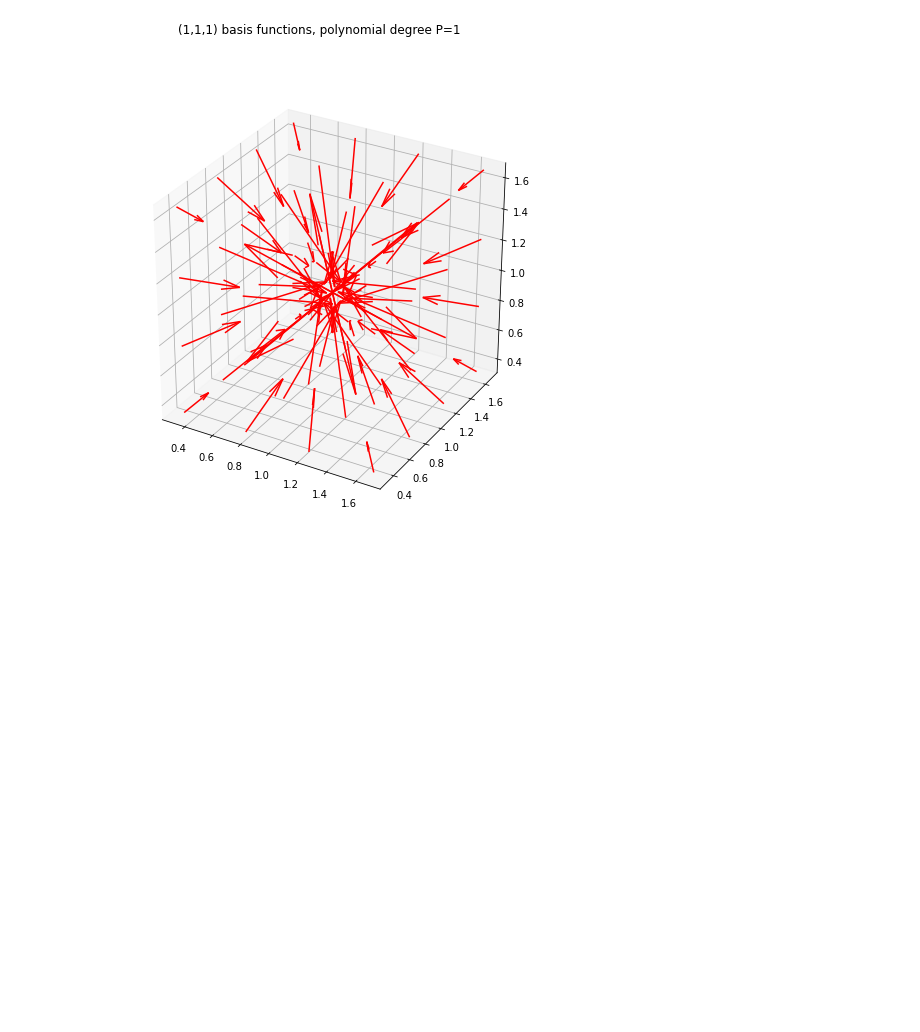
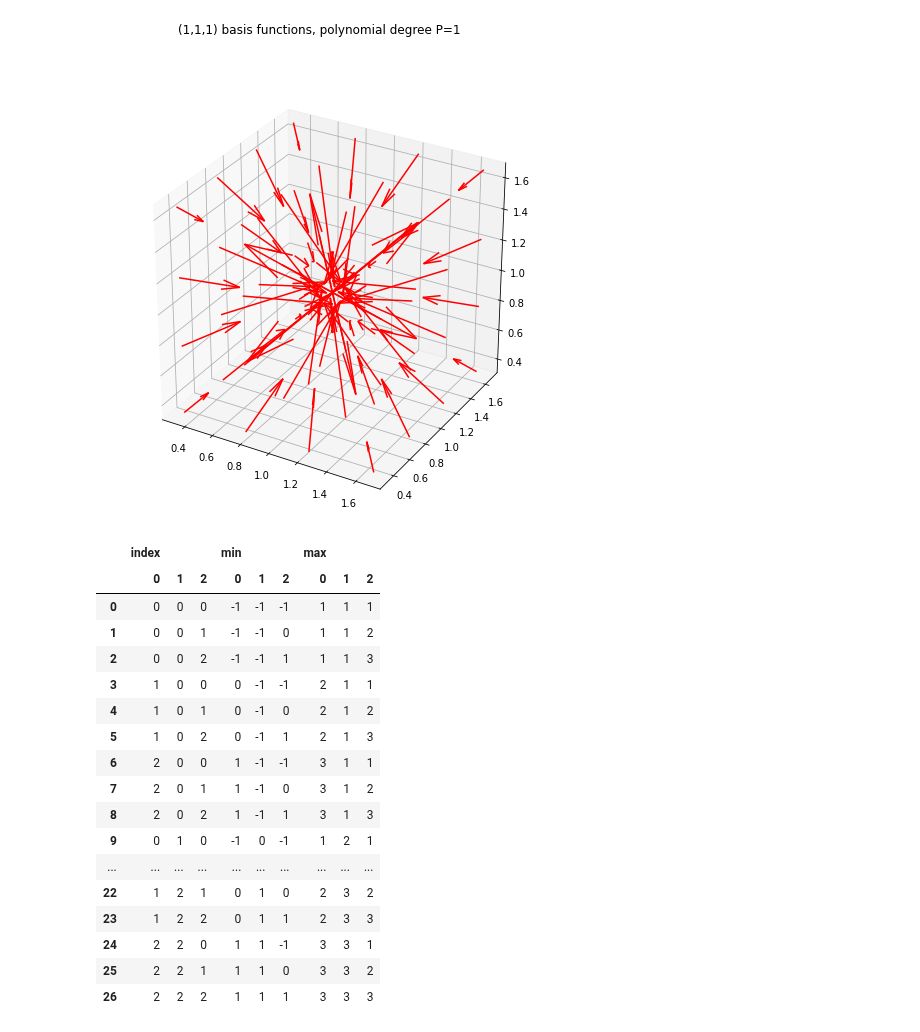
Before and after one commit to EliaStocco/Bspline, a Jupyter notebook: python/Test.ipynb, the cells around one changed output. Saved outputs shown, nothing was run; the diff lists cells and outputs as text; code cells hidden in the pictures; blank space fills up the shorter version.

```diff
--- a/python/Test.ipynb
+++ b/python/Test.ipynb
@@ -967,3 +1178,24 @@ ax.quiver(XYZ[:,0],XYZ[:,1],XYZ[:,2],vx,vy,vz,color="red")
 plt.show()
 # %% [output]
 [figure]
+# %%
+bs.basis_range()
+# %% [output]
+|  | index |  |  | min |  |  | max |  |  |
+|  | 0 | 1 | 2 | 0 | 1 | 2 | 0 | 1 | 2 |
+| 0 | 0 | 0 | 0 | -1 | -1 | -1 | 1 | 1 | 1 |
+| 1 | 0 | 0 | 1 | -1 | -1 | 0 | 1 | 1 | 2 |
+| 2 | 0 | 0 | 2 | -1 | -1 | 1 | 1 | 1 | 3 |
+| 3 | 1 | 0 | 0 | 0 | -1 | -1 | 2 | 1 | 1 |
+| 4 | 1 | 0 | 1 | 0 | -1 | 0 | 2 | 1 | 2 |
+| 5 | 1 | 0 | 2 | 0 | -1 | 1 | 2 | 1 | 3 |
+| 6 | 2 | 0 | 0 | 1 | -1 | -1 | 3 | 1 | 1 |
+| 7 | 2 | 0 | 1 | 1 | -1 | 0 | 3 | 1 | 2 |
+| 8 | 2 | 0 | 2 | 1 | -1 | 1 | 3 | 1 | 3 |
+| 9 | 0 | 1 | 0 | -1 | 0 | -1 | 1 | 2 | 1 |
+| ... | ... | ... | ... | ... | ... | ... | ... | ... | ... |
+| 22 | 1 | 2 | 1 | 0 | 1 | 0 | 2 | 3 | 2 |
+| 23 | 1 | 2 | 2 | 0 | 1 | 1 | 2 | 3 | 3 |
+| 24 | 2 | 2 | 0 | 1 | 1 | -1 | 3 | 3 | 1 |
+| 25 | 2 | 2 | 1 | 1 | 1 | 0 | 3 | 3 | 2 |
+| 26 | 2 | 2 | 2 | 1 | 1 | 1 | 3 | 3 | 3 |
```
Also changed, not shown: parts of 29 cells of this notebook, 2 other files.
